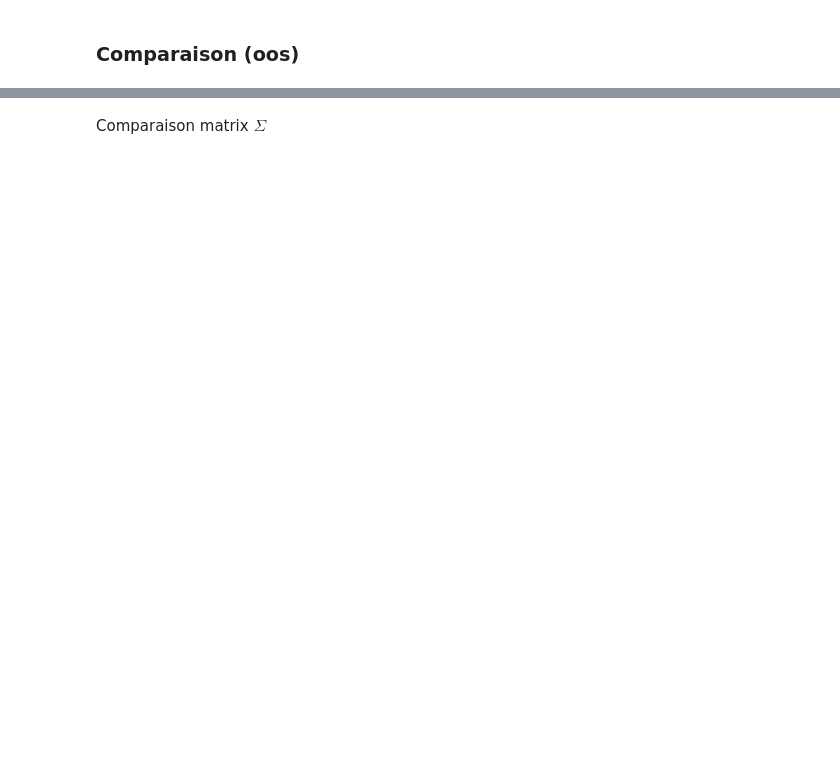
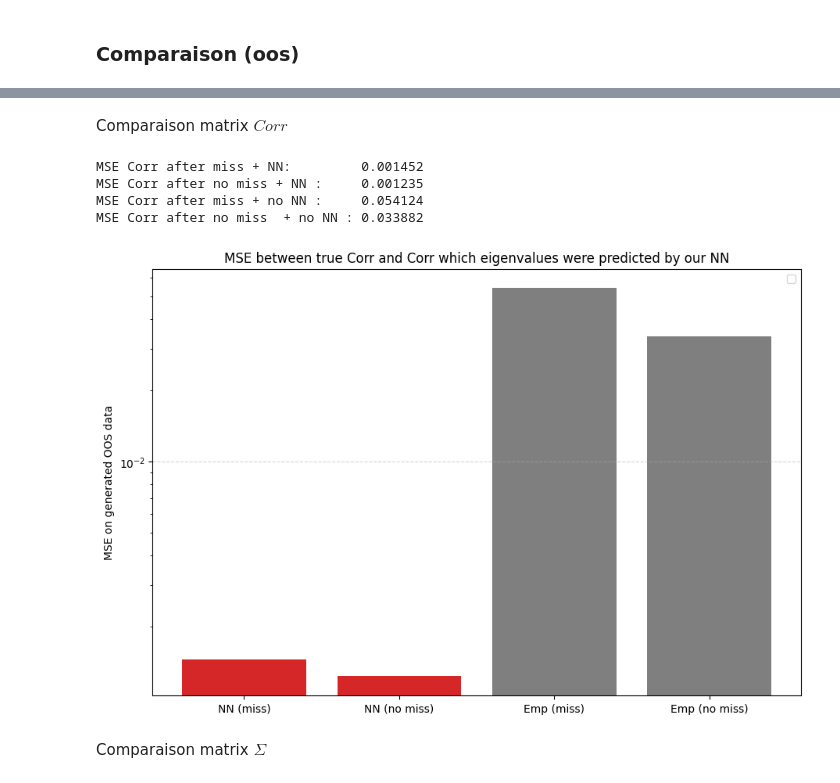
Before and after one commit to Armanddevacc/covariance-cleaning-nn, a Jupyter notebook: NN_generated_data.ipynb, the cells around one changed output, grey strips where cells are left out. Saved outputs shown, nothing was run; the diff lists cells and outputs as text; code cells hidden in the pictures; blank space fills up the shorter version.

```diff
--- a/NN_generated_data.ipynb
+++ b/NN_generated_data.ipynb
@@ -180,0 +127,2 @@ lam_emp_no_miss  = input_seq_cov_no_miss[:,:,0]
+# %% [markdown]
+Comparaison matrix $Corr$
@@ -181,2 +134,42 @@ lam_emp_no_miss  = input_seq_cov_no_miss[:,:,0]
+# %%
+diag_oos_miss  = torch.diagonal(Sigma_true_miss, dim1=-2, dim2=-1)
+std_oos_miss   = torch.sqrt(torch.clamp(diag_oos_miss, min=1e-12))
+Corr_true_miss = Sigma_true_miss / (std_oos_miss[:, None, :] * std_oos_miss[:, :, None] + 1e-12)
+
+
+diag_oos_no_miss  = torch.diagonal(Sigma_true_no_miss, dim1=-2, dim2=-1)
+std_oos_no_miss   = torch.sqrt(torch.clamp(diag_oos_no_miss, min=1e-12))
+Corr_true_no_miss = Sigma_true_no_miss / (std_oos_no_miss[:, None, :] * std_oos_no_miss[:, :, None] + 1e-12)
+# %%
+fro_Corr_pred_miss    = mse(Corr_pred_miss, Corr_true_miss)
+fro_Corr_pred_no_miss = mse(Corr_pred_no_miss, Corr_true_no_miss)
+fro_Corr_emp_miss     = mse(Corr_emp_miss, Corr_true_miss)
+fro_Corr_emp_no_miss  = mse(Corr_emp_no_miss, Corr_true_no_miss)
+
+
+print(f"MSE Corr after miss + NN:         {fro_Corr_pred_miss:.6f}")
+print(f"MSE Corr after no miss + NN :     {fro_Corr_pred_no_miss:.6f}")
+print(f"MSE Corr after miss + no NN :     {fro_Corr_emp_miss:.6f}")
+print(f"MSE Corr after no miss  + no NN : {fro_Corr_emp_no_miss:.6f}")
+# %% [output]
+MSE Corr after miss + NN:         0.001452
+MSE Corr after no miss + NN :     0.001235
+MSE Corr after miss + no NN :     0.054124
+MSE Corr after no miss  + no NN : 0.033882
+# %%
+labels = ['NN (miss)', 'NN (no miss)', 'Emp (miss)', 'Emp (no miss)']
+values = [fro_Corr_pred_miss.item(), fro_Corr_pred_no_miss.item(), fro_Corr_emp_miss.item(), fro_Corr_emp_no_miss.item()]
+colors = ['tab:red','tab:red','tab:gray','tab:gray']#,, 'tab:gray''tab:gray']
+
+plt.figure(figsize=(9,6), constrained_layout=True)
+plt.bar(labels, values, color=colors)
+plt.yscale('log')
+plt.ylabel('MSE on generated OOS data')
+plt.title("MSE between true Corr and Corr which eigenvalues were predicted by our NN")
+plt.grid(axis='y', ls='--', alpha=.5)
+plt.legend()
+plt.show()
+# %% [output]
+[figure, added]
 # %% [markdown]
 Comparaison matrix $\Sigma$
```
Also changed, not shown: parts of 51 cells of this notebook, 9 other files.
